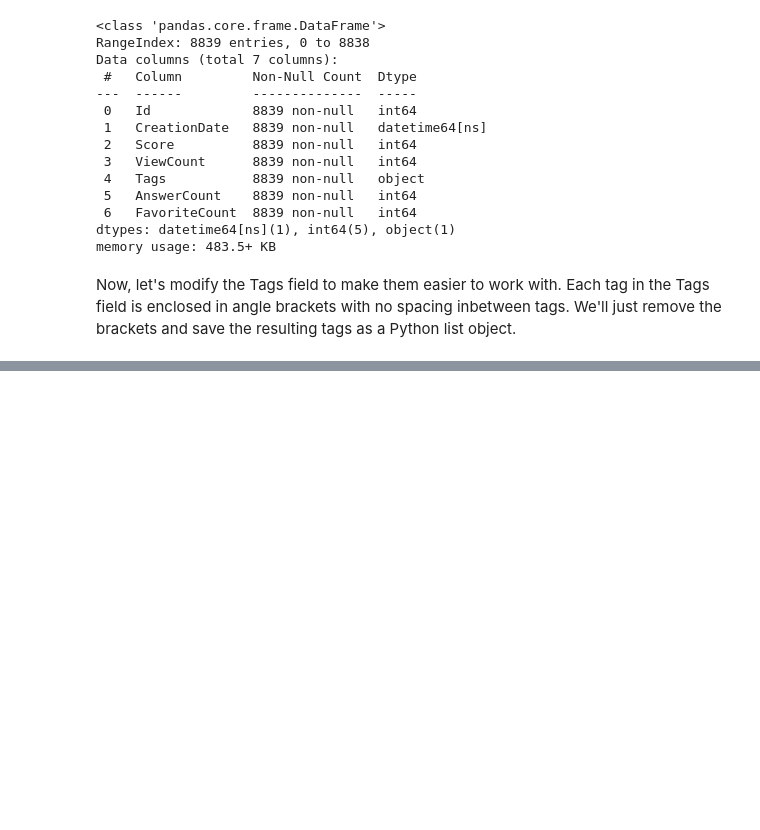
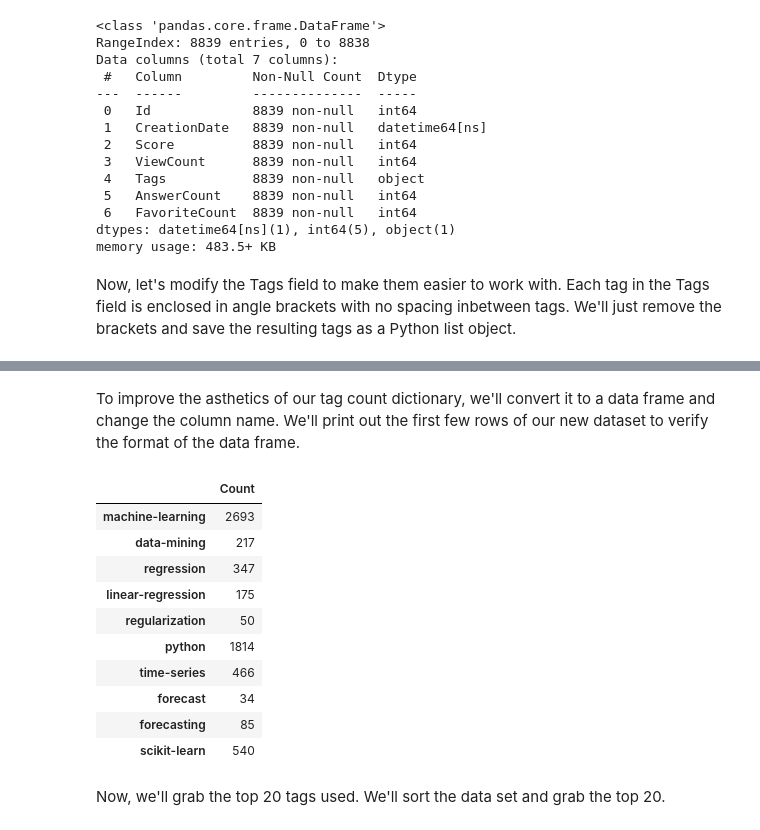
Before and after one commit to TFong1/App-Market-Research, a Jupyter notebook: DataScience-StackExchange.ipynb, the cells around one changed output, grey strips where cells are left out. Cells and saved outputs as stored; diff of their text form; code cells hidden in the pictures; blank space fills up the shorter version.

```diff
--- a/DataScience-StackExchange.ipynb
+++ b/DataScience-StackExchange.ipynb
@@ -177,0 +191,20 @@ questions.sample(5)
+# %% [markdown]
+To improve the asthetics of our tag count dictionary, we'll convert it to a data frame and change the column name.  We'll print out the first few rows of our new dataset to verify the format of the data frame.
+# %%
+tag_count = pd.DataFrame.from_dict(tag_count, orient="index")
+tag_count.rename(columns={0: "Count"}, inplace=True)
+tag_count.head(10)
+# %% [output]
+|  | Count |
+| machine-learning | 2693 |
+| data-mining | 217 |
+| regression | 347 |
+| linear-regression | 175 |
+| regularization | 50 |
+| python | 1814 |
+| time-series | 466 |
+| forecast | 34 |
+| forecasting | 85 |
+| scikit-learn | 540 |
+# %% [markdown]
+Now, we'll grab the top 20 tags used.  We'll sort the data set and grab the top 20.
```
Also changed, not shown: parts of 14 cells of this notebook.
